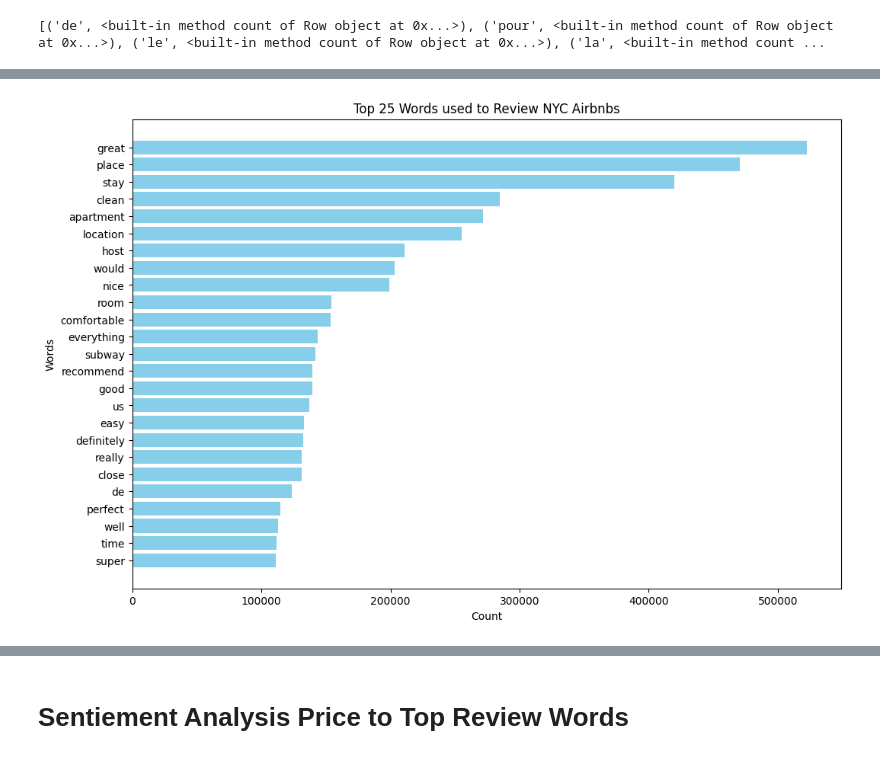
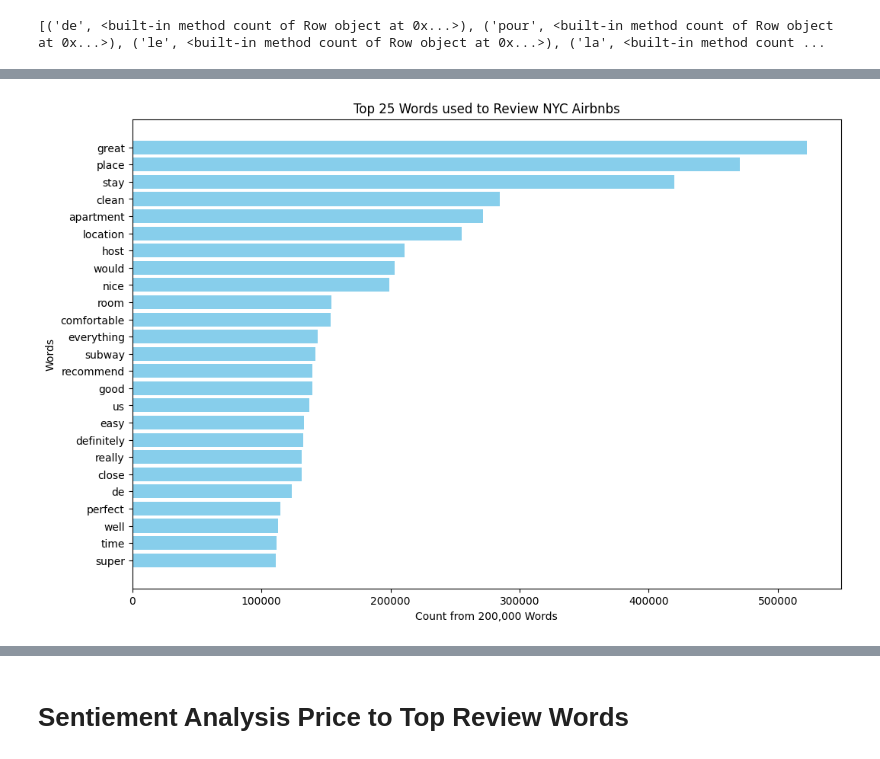
Before and after one commit to rutvax/p4big_data_bandits, a Jupyter notebook: Folders/RK/RK_Final_Code_Colab.ipynb, the cells around one changed output, grey strips where cells are left out. Cells and saved outputs as stored; diff of their text form; code cells hidden in the pictures.

```diff
--- a/Folders/RK/RK_Final_Code_Colab.ipynb
+++ b/Folders/RK/RK_Final_Code_Colab.ipynb
@@ -529,16 +533,16 @@ only showing top 20 rows
 # %%
 import matplotlib.pyplot as plt
 
 # Convert Spark DataFrame to Pandas DataFrame
 pdf = top_25_df_renamed.toPandas()
 
 # Plotting
 plt.figure(figsize=(12,8))
 plt.barh(pdf['Words'], pdf['Count'], color='skyblue')
-plt.xlabel('Count')
+plt.xlabel('Count from 200,000 Words')
 plt.ylabel('Words')
 plt.title('Top 25 Words used to Review NYC Airbnbs')
 plt.gca().invert_yaxis()  # This is to have the word with the highest count at the top
 plt.show()
 # %% [output]
-[figure, old version]
+[figure, new version]
```
Also changed, not shown: parts of 14 cells of this notebook, 7 other files.
